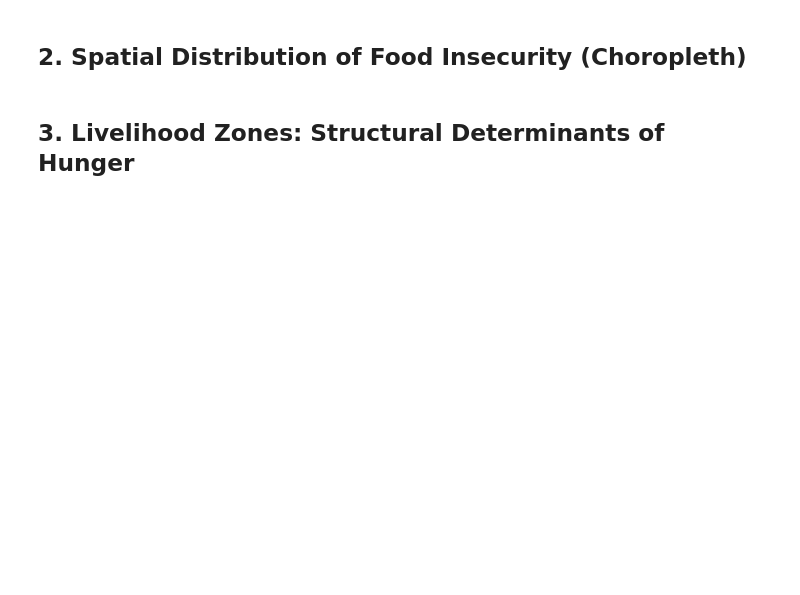
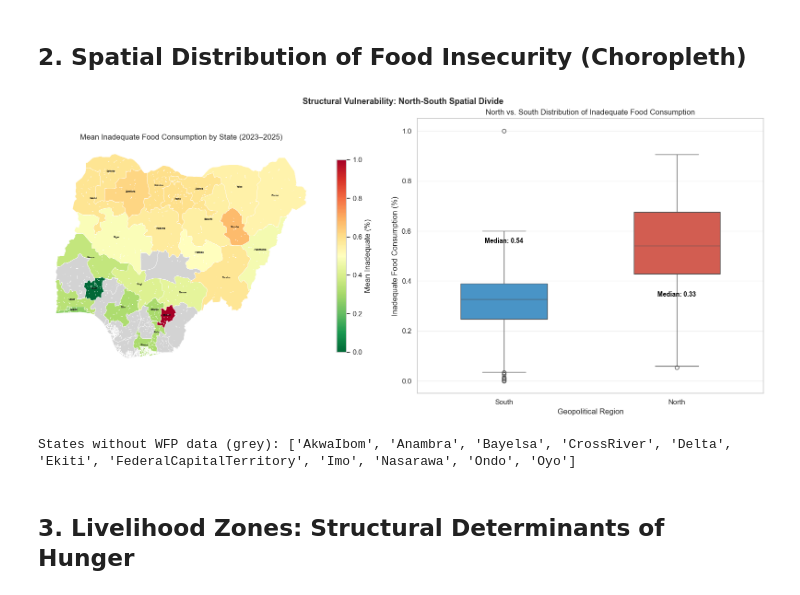
Before and after one commit to tnourlyn/Projet-de-Statapp---WFP-, a Jupyter notebook: notebooks/03_exp_analysis.ipynb, the cells around one changed output. Cells and saved outputs as stored; diff of their text form; code cells hidden in the pictures; blank space fills up the shorter version.

```diff
--- a/notebooks/03_exp_analysis.ipynb
+++ b/notebooks/03_exp_analysis.ipynb
@@ -74,37 +78,38 @@ merged.plot(column='inadequate', ax=axes[0], cmap='RdYlGn_r',
             missing_kwds={'color': 'lightgrey', 'label': 'No WFP data'})
 
 for _, row in merged.iterrows():
     if row.geometry is not None and not pd.isna(row.get('inadequate', np.nan)):
         c = row.geometry.centroid
         axes[0].annotate(row['NAME_1'], xy=(c.x, c.y),
                          fontsize=4, ha='center', color='#111', fontweight='bold')
 
-axes[0].set_title("Mean Inadequate Food Consumption by State
-(2023–2025)", fontsize=12)
+axes[0].set_title("Mean Inadequate Food Consumption by State (2023–2025)", fontsize=12)
 axes[0].axis('off')
 
 # North vs South distribution
 sns.boxplot(data=df, x='geopolitical_region', y='inadequate',
             hue='geopolitical_region', palette={'North': '#e74c3c', 'South': '#3498db'},
             width=0.5, ax=axes[1], legend=False)
-axes[1].set_title("North vs. South Distribution
-of Inadequate Food Consumption", fontsize=12)
+axes[1].set_title("North vs. South Distribution of Inadequate Food Consumption", fontsize=12)
 axes[1].set_xlabel("Geopolitical Region")
 axes[1].set_ylabel("Inadequate Food Consumption (%)")
 axes[1].grid(axis='y', alpha=0.3)
 
 # Annotate medians
 for i, region in enumerate(['North', 'South']):
     med = df[df['geopolitical_region'] == region]['inadequate'].median()
     axes[1].text(i, med + 0.01, f'Median: {med:.2f}',
                  ha='center', fontsize=10, fontweight='bold', color='black')
 
 plt.tight_layout()
 plt.suptitle("Structural Vulnerability: North-South Spatial Divide", fontsize=13, fontweight='bold', y=1.01)
 plt.show()
 
 missing_states = merged[merged['inadequate'].isna()]['NAME_1'].tolist()
 print(f"States without WFP data (grey): {missing_states}")
+# %% [output]
+[figure, added]
+States without WFP data (grey): ['AkwaIbom', 'Anambra', 'Bayelsa', 'CrossRiver', 'Delta', 'Ekiti', 'FederalCapitalTerritory', 'Imo', 'Nasarawa', 'Ondo', 'Oyo']
 # %% [markdown]
 ## 3. Livelihood Zones: Structural Determinants of Hunger
 # %%
```
Also changed, not shown: parts of 14 cells of this notebook.
